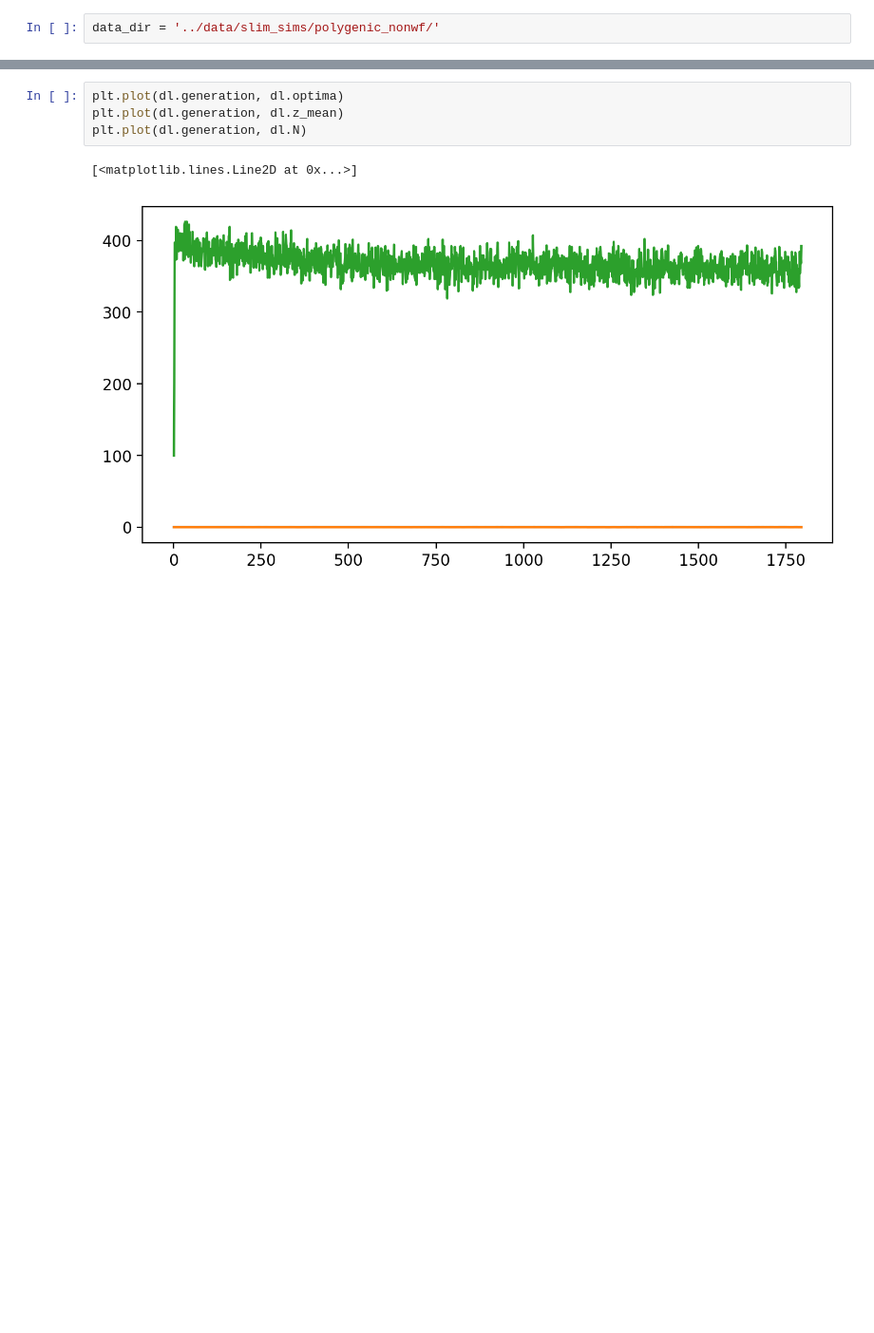
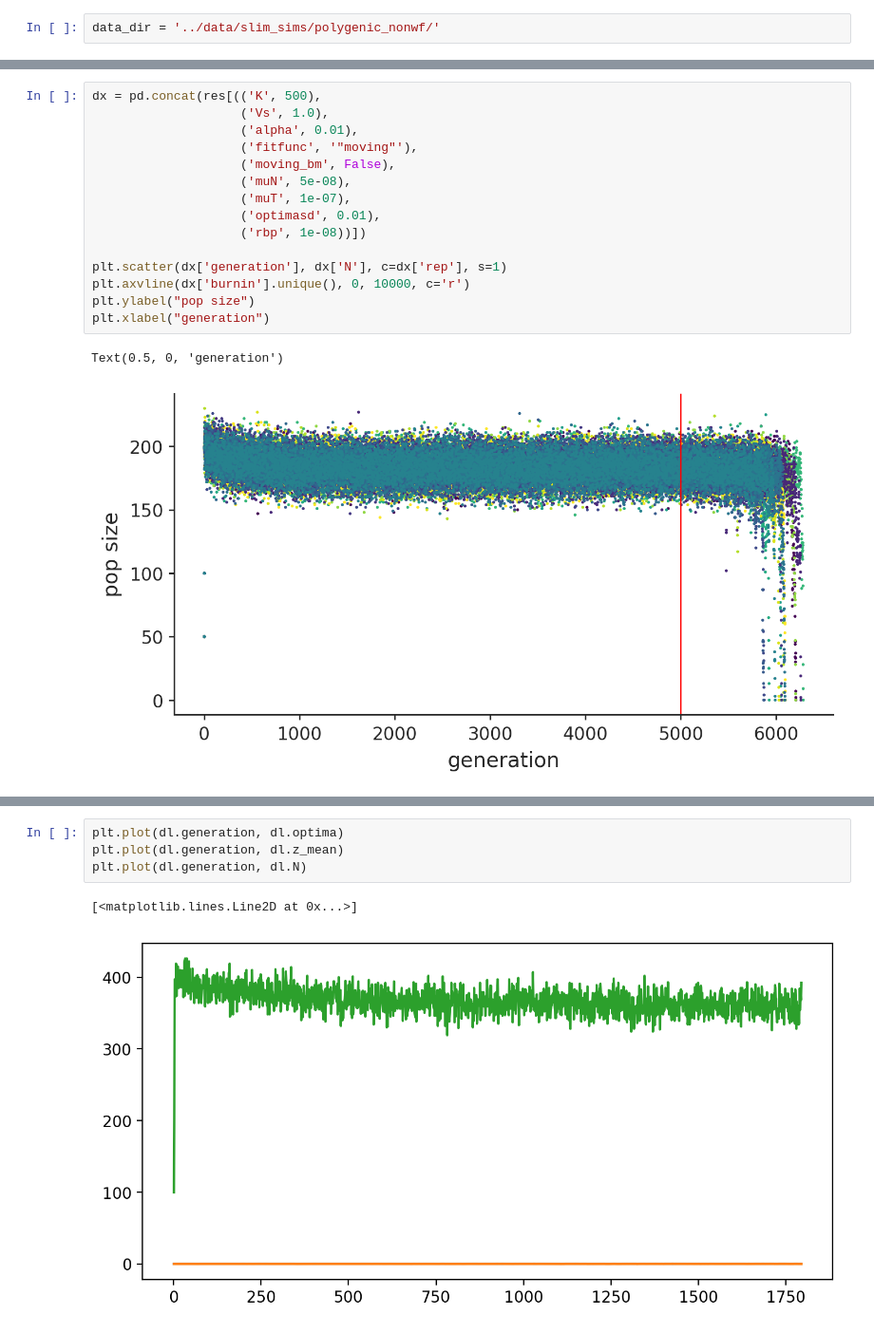
Before and after one commit to vsbuffalo/extinction_genetic_diversity, a Jupyter notebook: notebooks/Untitled.ipynb, the cells around one changed output, grey strips where cells are left out. Shown at 95% size. Saved outputs shown, nothing was run; the diff lists cells and outputs as text; blank space fills up the shorter version.

```diff
--- a/notebooks/Untitled.ipynb
+++ b/notebooks/Untitled.ipynb
@@ -17,0 +92,18 @@ data_dir = '../data/slim_sims/polygenic_nonwf/'
+# %%
+dx = pd.concat(res[(('K', 500),
+                    ('Vs', 1.0),
+                    ('alpha', 0.01),
+                    ('fitfunc', '"moving"'),
+                    ('moving_bm', False),
+                    ('muN', 5e-08),
+                    ('muT', 1e-07),
+                    ('optimasd', 0.01),
+                    ('rbp', 1e-08))])
+
+plt.scatter(dx['generation'], dx['N'], c=dx['rep'], s=1)
+plt.axvline(dx['burnin'].unique(), 0, 10000, c='r')
+plt.ylabel("pop size")
+plt.xlabel("generation")
+# %% [output]
+Text(0.5, 0, 'generation')
+[figure, added]
```
Also changed, not shown: parts of 29 cells of this notebook, 2 other files.
